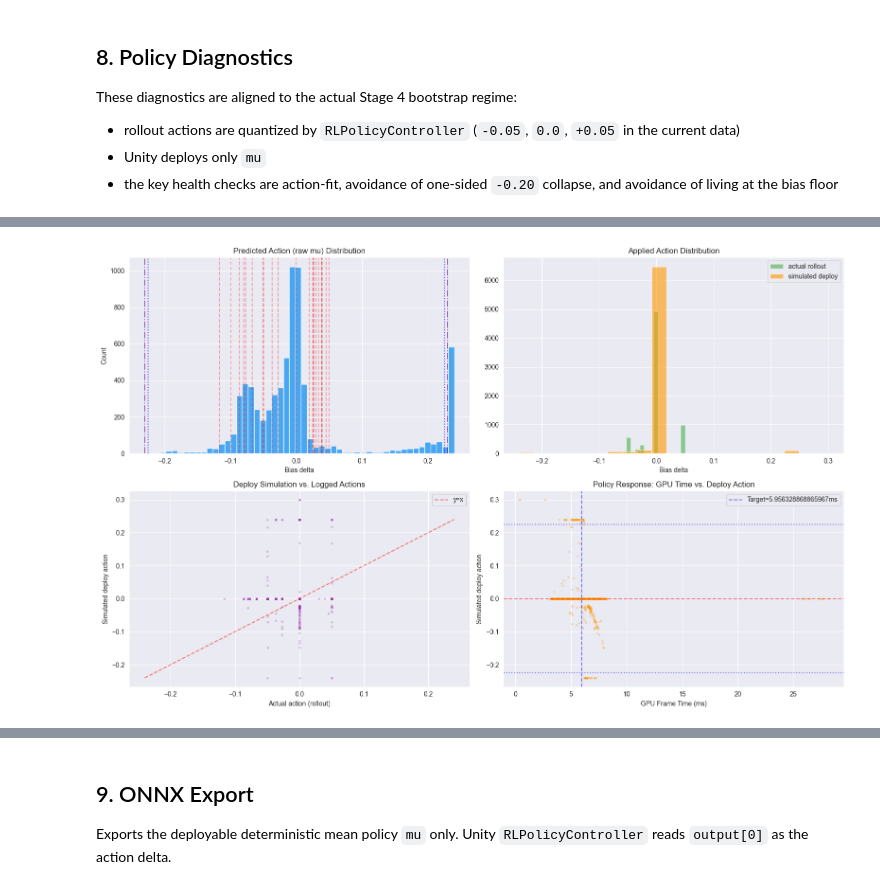
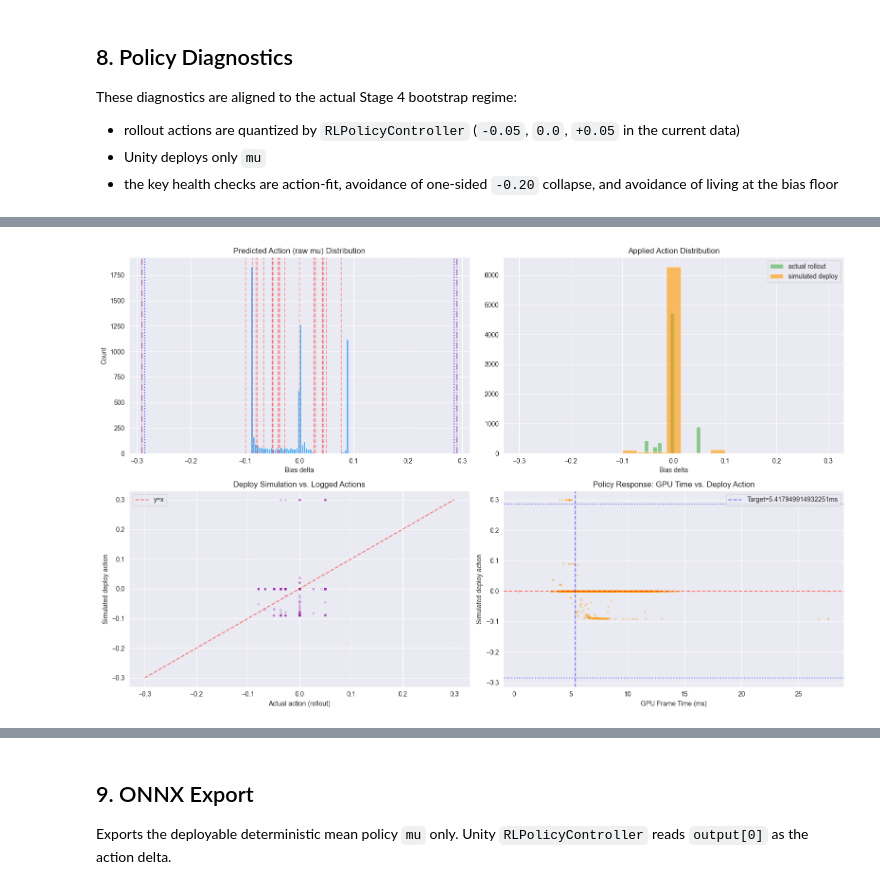
Before and after one commit to Silent0Wings/neural-lod, a Jupyter notebook: ml_pipeline/training/Stage_4/train_rl_policy_stage4.ipynb, the cells around one changed output, grey strips where cells are left out. Drawn from its saved outputs; the diff is of its cells as text; code cells hidden in the pictures.

```diff
--- a/ml_pipeline/training/Stage_4/train_rl_policy_stage4.ipynb
+++ b/ml_pipeline/training/Stage_4/train_rl_policy_stage4.ipynb
@@ -567,17 +639,9 @@ r_budget = (
     - OVER_BUDGET_COEF * over_budget
     - UNDER_BUDGET_COEF * under_budget
 )
-r_quality = QUALITY_REWARD_COEF * (gpu <= T_TARGET).astype('float32') * (0.5 * coverage_norm + 0.5 * bias_norm)
 r_recovery = RECOVERY_REWARD_COEF * under_budget_headroom * np.clip(bias_after - bias_before, 0.0, None).astype('float32')
-r_direction = CONTROL_DIRECTION_REWARD_COEF * (
-    (gpu > (T_TARGET + CONTROL_DEADBAND_MS)).astype('float32') * np.clip(-signed_bias_delta, 0.0, None)
-    + under_budget_headroom * np.clip(signed_bias_delta, 0.0, None)
-)
-r_near_target_penalty = NEAR_TARGET_ACTION_PENALTY_COEF * near_target * np.abs(signed_bias_delta)
-floor_distance = np.clip((BIAS_MIN + FLOOR_MARGIN) - bias_after, 0.0, None) / max(FLOOR_MARGIN, 1e-6)
-r_floor_penalty = LOW_BIAS_PENALTY_COEF * under_budget_headroom * floor_distance.astype('float32')
 
-rewards = np.clip(r_budget + r_quality + r_recovery + r_direction - r_near_target_penalty - r_floor_penalty, -REWARD_CLIP, REWARD_CLIP).astype('float32')
+rewards = np.clip(r_budget + r_recovery, -REWARD_CLIP, REWARD_CLIP).astype('float32')
 
 if len(rewards) == 0:
     raise ValueError('rewards is empty -- df_clean is empty')
@@ -611,19 +675,30 @@ Deterministic deployment policy MLP.
 # %%
 class PolicyMLP(nn.Module):
-    """Stage 4 bootstrap policy: outputs action mean mu within the observed fallback support band."""
-    def __init__(self, input_dim, h1, h2, h3, dropout):
+    def __init__(self, in_dim, h1, h2, h3, dropout=0.0):
         super().__init__()
         self.net = nn.Sequential(
-            nn.Linear(input_dim, h1), nn.GELU(), nn.Dropout(dropout),
-            nn.Linear(h1, h2),        nn.GELU(), nn.Dropout(dropout),
-            nn.Linear(h2, h3),        nn.GELU(),
-            nn.Linear(h3, 1),
-            nn.Tanh()
+            nn.Linear(in_dim, h1),
+            nn.ReLU(),
+            nn.Dropout(dropout),
+            nn.Linear(h1, h2),
+            nn.ReLU(),
+            nn.Dropout(dropout),
+            nn.Linear(h2, h3),
+            nn.ReLU(),
+            nn.Dropout(dropout),
+            nn.Linear(h3, 1),  # single output: mu
         )
-        self.action_scale = ACTION_HEAD_SCALE
+        # Learnable log_sigma (scalar per mini‑batch; shared across batch)
+        self.log_sigma = nn.Parameter(torch.tensor(-0.5))
 
     def forward(self, x):
-        return self.net(x) * self.action_scale
+        mu = self.net(x)              # shape [B, 1]
+        log_sigma = self.log_sigma    # scalar (will broadcast)
+        mu = 0.3 * ACTION_HEAD_SCALE * torch.tanh(mu)
+        sigma = torch.exp(self.log_sigma).clamp(0.1, 1.0)
+        if self.training:
+            mu = mu + torch.randn_like(mu) * sigma * 0.05
+        return mu.squeeze(-1), log_sigma  # squeezes to [B], keeps log_sigma scalar
 # %% [markdown]
 ## 6. Hyperparameter Tuning (Optuna)
 # %% [markdown]
@@ -1495,6 +1552,8 @@ These diagnostics are aligned to the actual Stage 4 bootstrap regime:
 # %%
 import logging
 import torch
+import numpy as np
+import matplotlib.pyplot as plt
 
 logging.basicConfig(
     level=logging.INFO,
@@ -1512,7 +1571,7 @@ logging.info(f'Input device: {X_all_t.device}')
 
 model.eval()
 with torch.no_grad():
-    mu_all = model(X_all_t).cpu().numpy().flatten()
+    mu_all = model(X_all_t)[0].cpu().numpy().flatten()
 
 deployment_frame = build_deployment_frame(model, df_clean)
 raw_mu_all = deployment_frame['raw_mu'].values.astype('float32')
@@ -1616 +1675 @@ if deploy_mae_all > 0.08:
-[figure, old version]
+[figure, new version]
```
Also changed, not shown: parts of 17 cells of this notebook, 37 other files.
